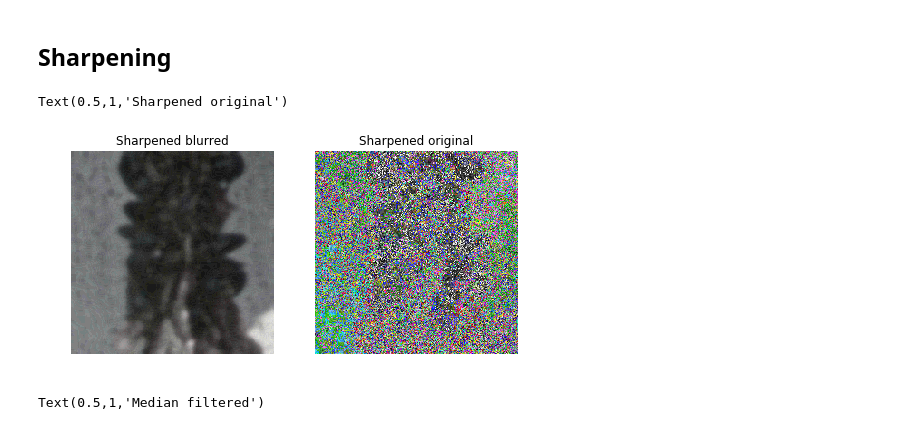
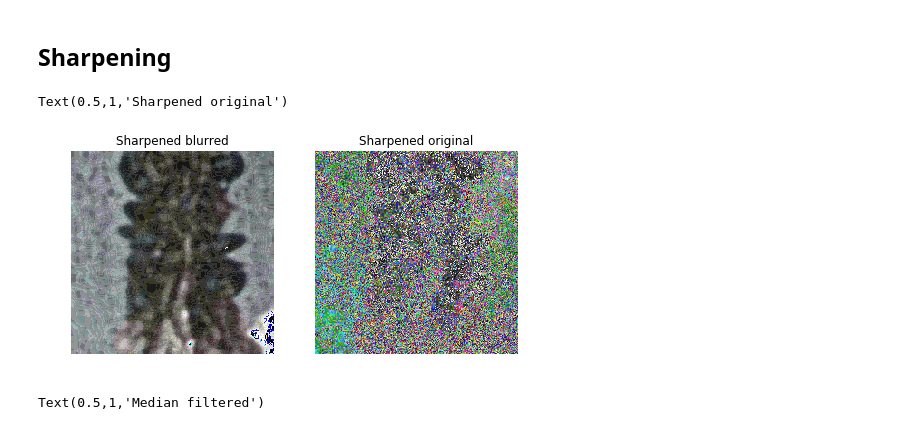
Before and after one commit to AngusG/machine-vision-image-processing, a Jupyter notebook: ENGG6100_ImageProcessing_Ciona.ipynb, the cells around one changed output. Drawn from its saved outputs; the diff is of its cells as text; code cells hidden in the pictures.

```diff
--- a/ENGG6100_ImageProcessing_Ciona.ipynb
+++ b/ENGG6100_ImageProcessing_Ciona.ipynb
@@ -54,32 +56,25 @@ smooth_image.shape
 # %%
 filter_smoothed_f = ndimage.gaussian_filter(smooth_image, 1)
 filter_original_f = ndimage.gaussian_filter(image, 1)
 alpha = 30
 
 sharpened_smooth = smooth_image + alpha * (smooth_image - filter_smoothed_f)
 sharpened_original = image + alpha * (image - filter_original_f)
 
 # display
-'''
-plt.figure(figsize=(6,6))
-plt.imshow(sharpened)
-
-plt.figure(figsize=(6,6))
-plt.imshow(sharpened_original)
-'''
 fig = plt.figure(figsize=(8,8))
 ax1 = fig.add_subplot(121)  # left side
-ax1.imshow(sharpened)
+ax1.imshow(sharpened_smooth)
 ax1.set_axis_off()
 ax1.set_title("Sharpened blurred")
 
 ax2 = fig.add_subplot(122)  # right side
 ax2.imshow(sharpened_original)
 ax2.set_axis_off()
 ax2.set_title("Sharpened original")
 # %% [output]
 Text(0.5,1,'Sharpened original')
-[figure, old version]
+[figure, new version]
 # %%
 median = ndimage.median_filter(image, 3)
 
```
Also changed, not shown: parts of 16 cells of this notebook, 2 other files.
